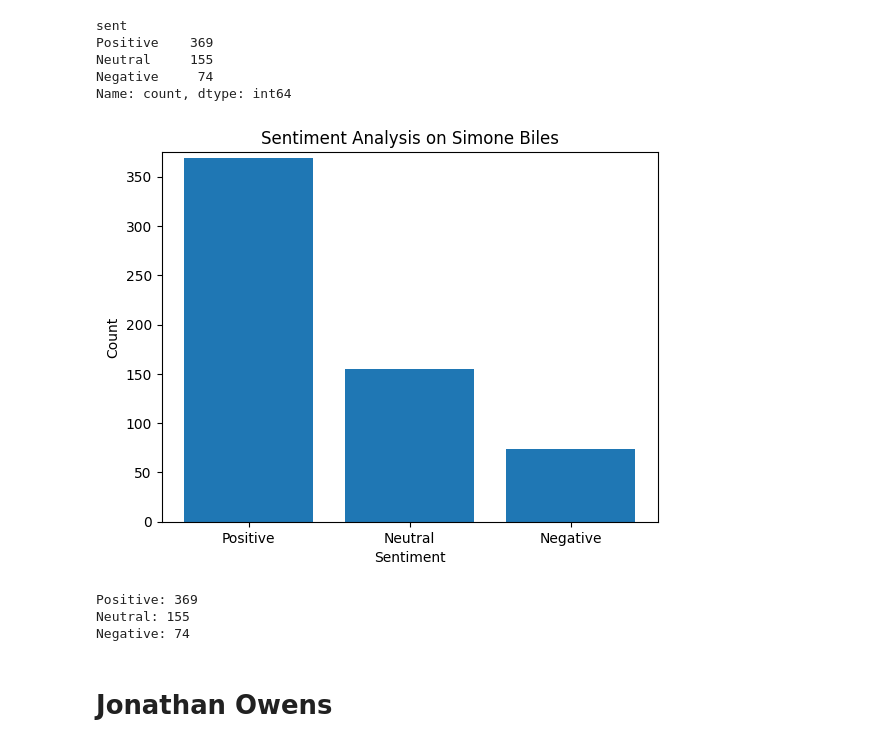
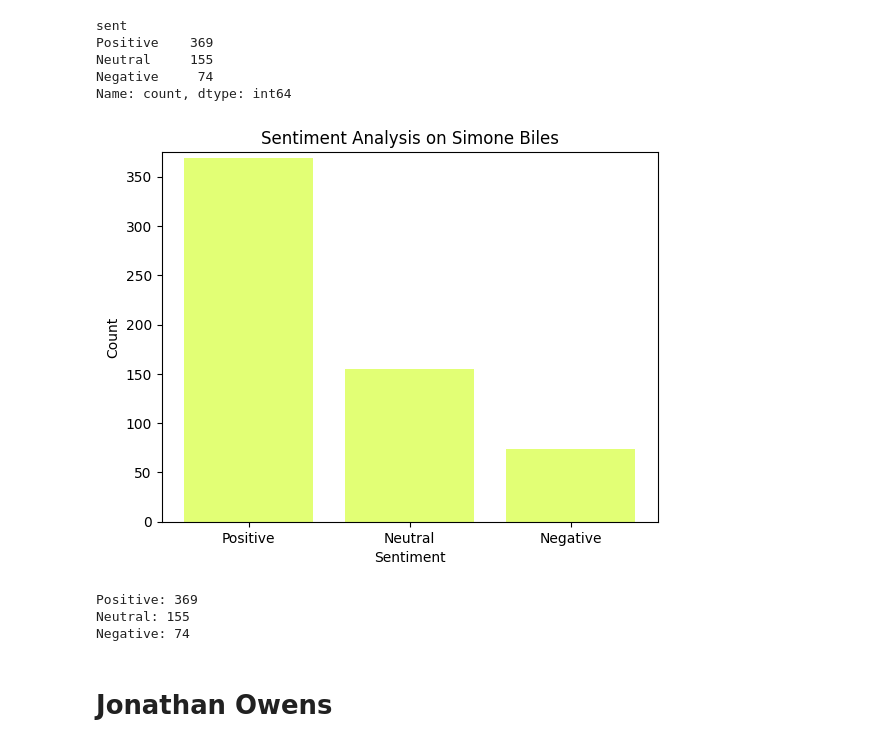
Before and after one commit to juliamuratore/Project1-DS-4002, a Jupyter notebook: SCRIPTS/Project_1_VADER.ipynb, the cells around one changed output. Drawn from its saved outputs; the diff is of its cells as text; code cells hidden in the pictures.

Commit message:
updated figure colors for presentation, updated result metrics

```diff
--- a/SCRIPTS/Project_1_VADER.ipynb
+++ b/SCRIPTS/Project_1_VADER.ipynb
@@ -267,22 +267,22 @@ Name: count, dtype: int64
 # %%
 # Count the occurrences of each sentiment
 sentiment_counts = clean_sb['sent'].value_counts()
 
 # Plot the sentiments
-plt.bar(sentiment_counts.index, sentiment_counts.values)
+plt.bar(sentiment_counts.index, sentiment_counts.values, color ="#e2ff75")
 plt.xlabel('Sentiment')
 plt.ylabel('Count')
 plt.title('Sentiment Analysis on Simone Biles')
 plt.ylim([0, 375])
 plt.savefig('../OUTPUT/Simone_Biles_Sentiment_Analysis.png')
 plt.show()
 
 
 # Print the number of counts for each sentiment
 for sentiment, count in sentiment_counts.items():
     print(f"{sentiment}: {count}")
 # %% [output]
-[figure, old version]
+[figure, new version]
 Positive: 369
 Neutral: 155
 Negative: 74
```
Also changed, not shown: parts of 2 cells of this notebook, 4 other files.
